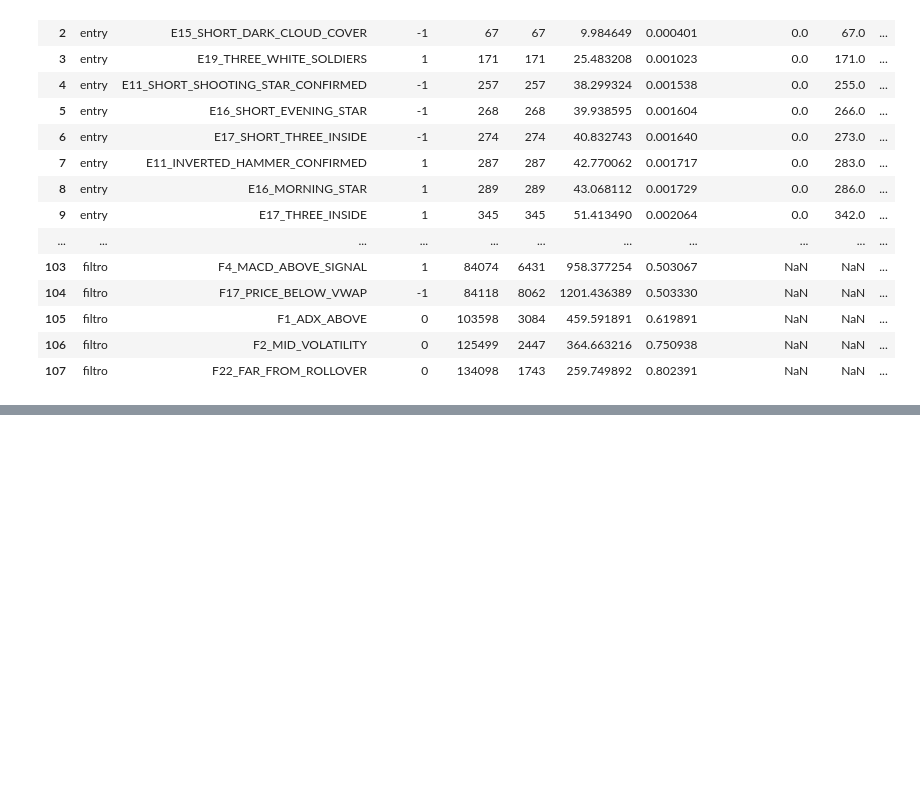
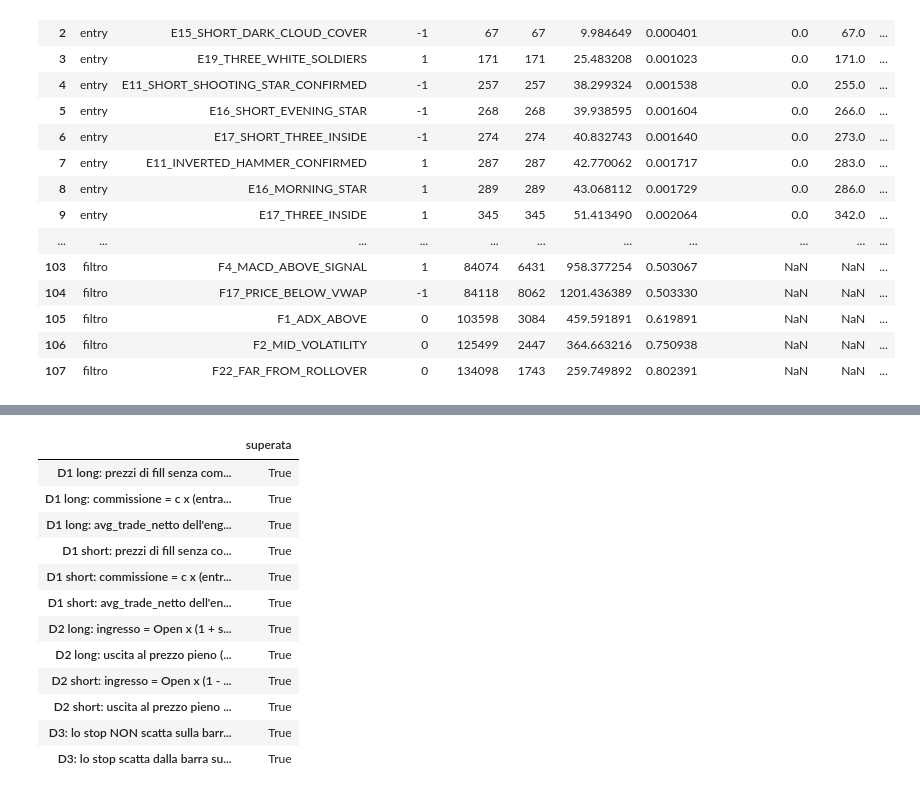
Before and after one commit to matti410/Trading-System-Creator_V4, a Jupyter notebook: Collaudo_Catalogo.ipynb, the cells around one changed output, grey strips where cells are left out. Saved outputs shown, nothing was run; the diff lists cells and outputs as text; code cells hidden in the pictures; blank space fills up the shorter version.

```diff
--- a/Collaudo_Catalogo.ipynb
+++ b/Collaudo_Catalogo.ipynb
@@ -368,0 +385,92 @@ rep_c.sort_values(["tipo", "copertura"]).reset_index(drop=True)
+# %%
+import backtesting
+from backtesting import Backtest
+from engine.exit_search_bt import _StrategiaGenerica
+from engine.metriche import pips_per_trade
+
+# --- una serie di 10 barre costruita a mano, prezzi noti ------------------
+# Il segnale scatta sulla barra 1: l'engine entra all'Open della barra 2.
+# Con n_barre=3 chiede la chiusura sulla barra 4 ed esce all'Open della 5.
+OPEN = np.array([1.1000, 1.1000, 1.1010, 1.1020, 1.1030, 1.1040, 1.1050, 1.1060, 1.1070, 1.1080])
+PIP = 0.0001
+
+def serie_prova(stop_frac=np.nan, minimo_barra2=None):
+    idx = pd.date_range("2024-01-02 10:00", periods=len(OPEN), freq="15min", tz="UTC")
+    d = pd.DataFrame({"Open": OPEN, "High": OPEN + 0.0005, "Low": OPEN - 0.0005,
+                      "Close": OPEN + 0.0002, "Volume": 100.0}, index=idx)
+    if minimo_barra2 is not None:
+        d.iloc[2, d.columns.get_loc("Low")] = minimo_barra2
+    segnale = np.zeros(len(d), dtype=bool); segnale[1] = True
+    d["__segnale"] = segnale
+    for lato in ("long", "short"):
+        d[f"sl_{lato}"] = stop_frac
+        d[f"tp_{lato}"] = np.nan
+    return d
+
+def un_trade(d, lato, spread=0.0, commission=0.0, n_barre=3):
+    bt = Backtest(d, _StrategiaGenerica, cash=100_000, spread=spread,
+                  commission=commission, exclusive_orders=True, finalize_trades=True)
+    kw = {"long_col": "__segnale", "short_col": None} if lato == "long" else \
+         {"long_col": None, "short_col": "__segnale"}
+    st = bt.run(n_barre=n_barre, exit_rule_long_col=None, exit_rule_short_col=None, **kw)
+    return st["_trades"]
+
+prove = {}
+
+# --- D1 · commissione: fuori dal prezzo, su entrambi i lati --------------
+c = 0.0001
+for lato in ("long", "short"):
+    t = un_trade(serie_prova(), lato, commission=c)
+    r = t.iloc[0]
+    prezzi_puri = np.isclose(r.EntryPrice, OPEN[2]) and np.isclose(r.ExitPrice, OPEN[5])
+    attesa = c * (OPEN[2] + OPEN[5]) * abs(r.Size)           # entrata + uscita
+    addebitata = np.isclose(r.Commission, attesa)
+    lordi, netti = pips_per_trade(t, PIP, c)
+    segno = 1 if lato == "long" else -1
+    netto_a_mano = segno * (OPEN[5] - OPEN[2]) / PIP - c * (OPEN[2] + OPEN[5]) / PIP
+    prove[f"D1 {lato}: prezzi di fill senza commissione"] = prezzi_puri
+    prove[f"D1 {lato}: commissione = c x (entrata + uscita)"] = addebitata
+    prove[f"D1 {lato}: avg_trade_netto dell'engine = conto a mano"] = bool(np.isclose(netti.iloc[0], netto_a_mano))
+
+# --- D2 · spread: una volta sola, dentro il prezzo d'ingresso -----------
+s = 0.0002
+for lato, segno in (("long", 1), ("short", -1)):
+    r = un_trade(serie_prova(), lato, spread=s).iloc[0]
+    prove[f"D2 {lato}: ingresso = Open x (1 {'+' if segno > 0 else '-'} spread)"] = bool(np.isclose(r.EntryPrice, OPEN[2] * (1 + segno * s)))
+    prove[f"D2 {lato}: uscita al prezzo pieno (spread non ripetuto)"] = bool(np.isclose(r.ExitPrice, OPEN[5]))
+
+# --- D3 · stop: non attivo sulla barra d'ingresso ------------------------
+# Stop al 20% sotto l'ingresso (long). La barra d'ingresso (2) ha un minimo
+# che lo buca: se lo stop fosse attivo li', il trade uscirebbe sulla barra 2.
+# Deve invece restare aperto e uscire a tempo, all'Open della barra 5.
+stop = 0.20
+buco = OPEN[2] * (1 - stop) - 0.01
+r = un_trade(serie_prova(stop_frac=stop, minimo_barra2=buco), "long").iloc[0]
+prove["D3: lo stop NON scatta sulla barra d'ingresso"] = bool(r.ExitBar != 2)
+# controllo: lo stesso buco sulla barra dopo l'ingresso (3) lo fa scattare
+d = serie_prova(stop_frac=stop)
+d.iloc[3, d.columns.get_loc("Low")] = buco
+r3 = un_trade(d, "long").iloc[0]
+prove["D3: lo stop scatta dalla barra successiva"] = bool(r3.ExitBar == 3 and np.isclose(r3.ExitPrice, r3.EntryPrice * (1 - stop)))
+
+verifica_d = pd.DataFrame({"superata": pd.Series(prove)})
+display(verifica_d)
+giusti = int(verifica_d["superata"].sum())
+print(f"backtesting.py {backtesting.__version__}")
+print(f"SEZIONE D: {giusti}/{len(verifica_d)}")
+assert giusti == len(verifica_d), ("backtesting.py non si comporta piu' come il tool si aspetta: "
+                                    "i numeri dei backtest non vanno letti finche' non si chiarisce.")
+# %% [output]
+|  | superata |
+| D1 long: prezzi di fill senza com... | True |
+| D1 long: commissione = c x (entra... | True |
+| D1 long: avg_trade_netto dell'eng... | True |
+| D1 short: prezzi di fill senza co... | True |
+| D1 short: commissione = c x (entr... | True |
+| D1 short: avg_trade_netto dell'en... | True |
+| D2 long: ingresso = Open x (1 + s... | True |
+| D2 long: uscita al prezzo pieno (... | True |
+| D2 short: ingresso = Open x (1 - ... | True |
+| D2 short: uscita al prezzo pieno ... | True |
+| D3: lo stop NON scatta sulla barr... | True |
+| D3: lo stop scatta dalla barra su... | True |
```
Also changed, not shown: parts of 6 cells of this notebook.
